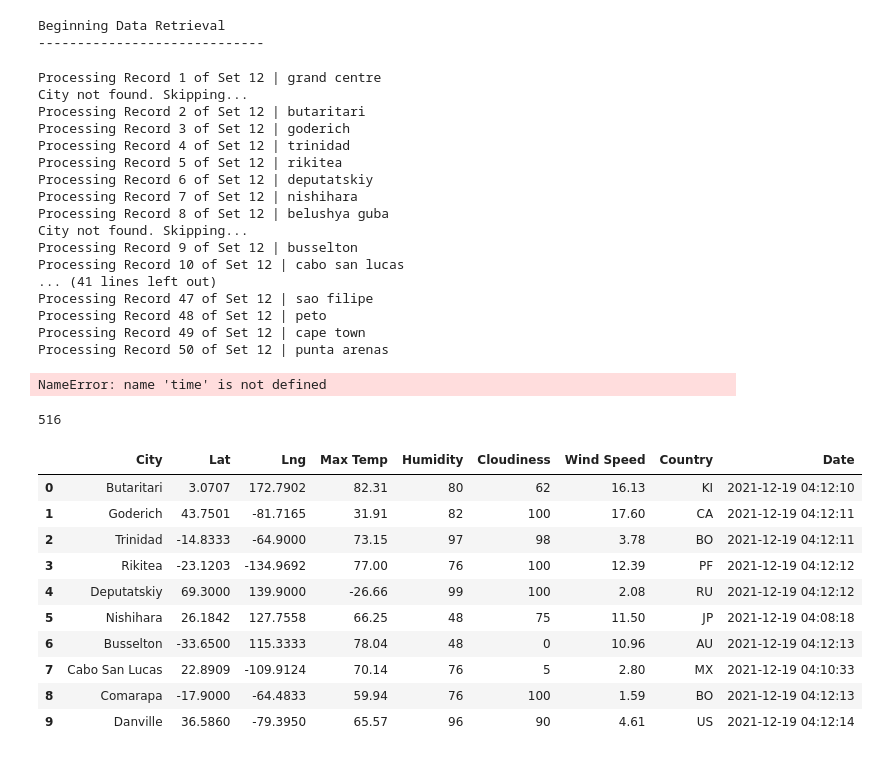
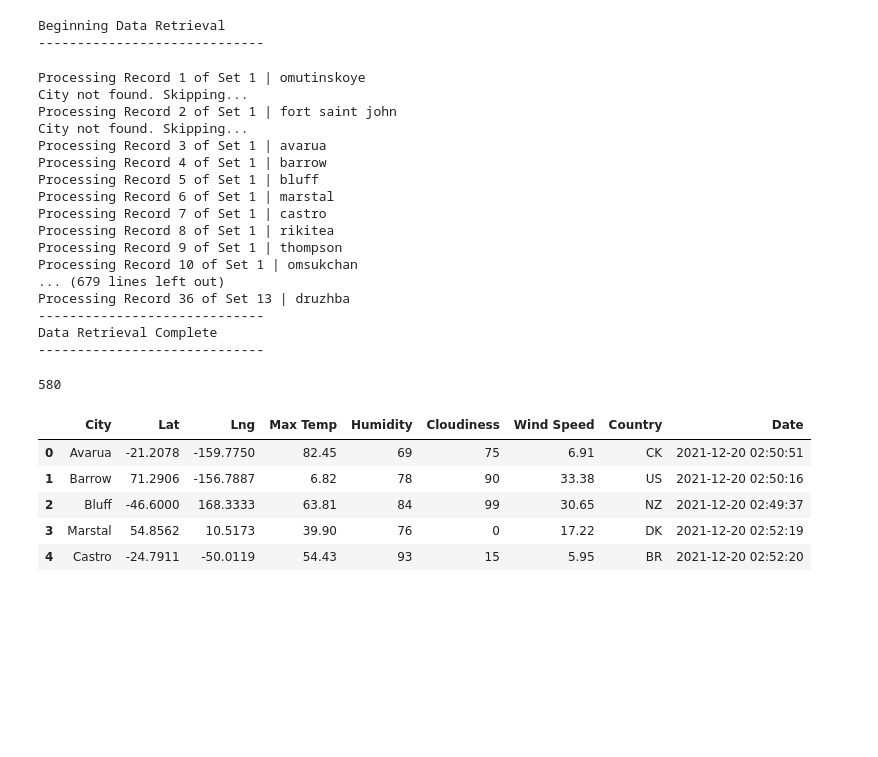
Before and after one commit to ivn-m/world_weather_analysis, a Jupyter notebook: WeatherPy.ipynb, the cells around one changed output. Cells and saved outputs as stored; diff of their text form; code cells hidden in the pictures; blank space fills up the shorter version.

Commit message:
Updating WeatherPy

```diff
--- a/WeatherPy.ipynb
+++ b/WeatherPy.ipynb
@@ -46,15 +82,15 @@ print(url)
 # %% [output]
 http://api.openweathermap.org/data/2.5/weather?units=Imperial&APPID=8e613b12a1a4ccf4a379595ee587a136
 # %%
-# Create an endpoint URL for a city.
-city_url = url + "&q=" + "Boston"
+# # Create an endpoint URL for a city.
+# city_url = url + "&q=" + "Boston"
 
-# Make a 'get' request for the city weather
-city_weather = requests.get(city_url)
+# # Make a 'get' request for the city weather
+# city_weather = requests.get(city_url)
 
-# # Checking response
-# if city_weather.status_code == 200:
-#     print(f"City Weather found.")
-# else:
-#     print(f"City weather not found.")
+# # # Checking response
+# # if city_weather.status_code == 200:
+# #     print(f"City Weather found.")
+# # else:
+# #     print(f"City weather not found.")
 # %%
@@ -121,7 +135,7 @@ for i, city in enumerate(cities):
     if (i % 50 == 0 and i >= 50):
         set_count += 1
         record_count = 1
-        time.sleep(60)
+        #time.sleep(60)
 
     # Create endpoint URL with each city.
     city_url = url + "&q=" + city.replace(" ","+")
@@ -166,44 +180,38 @@ print("-----------------------------")
 print("Data Retrieval Complete      ")
 print("-----------------------------")
 # %% [output]
-Processing Record 1 of Set 12 | grand centre
+Processing Record 1 of Set 1 | omutinskoye
 City not found. Skipping...
-Processing Record 2 of Set 12 | butaritari
-Processing Record 3 of Set 12 | goderich
-Processing Record 4 of Set 12 | trinidad
-Processing Record 5 of Set 12 | rikitea
-Processing Record 6 of Set 12 | deputatskiy
-Processing Record 7 of Set 12 | nishihara
-Processing Record 8 of Set 12 | belushya guba
+Processing Record 2 of Set 1 | fort saint john
 City not found. Skipping...
-Processing Record 9 of Set 12 | busselton
-Processing Record 10 of Set 12 | cabo san lucas
-... (41 lines left out)
-Processing Record 47 of Set 12 | sao filipe
-Processing Record 48 of Set 12 | peto
-Processing Record 49 of Set 12 | cape town
-Processing Record 50 of Set 12 | punta arenas
+Processing Record 3 of Set 1 | avarua
+Processing Record 4 of Set 1 | barrow
+Processing Record 5 of Set 1 | bluff
+Processing Record 6 of Set 1 | marstal
+Processing Record 7 of Set 1 | castro
+Processing Record 8 of Set 1 | rikitea
+Processing Record 9 of Set 1 | thompson
+Processing Record 10 of Set 1 | omsukchan
+... (679 lines left out)
+Processing Record 36 of Set 13 | druzhba
+-----------------------------
+Data Retrieval Complete
+-----------------------------
-NameError: name 'time' is not defined
 # %%
-#len(city_data)
+len(city_data)
 # %% [output]
-516
+580
 # %%
 # Convert the array of dictionaries to a Pandas DataFrame.
 city_data_df = pd.DataFrame(city_data)
-city_data_df.head(10)
+city_data_df.head()
 # %% [output]
 |  | City | Lat | Lng | Max Temp | Humidity | Cloudiness | Wind Speed | Country | Date |
-| 0 | Butaritari | 3.0707 | 172.7902 | 82.31 | 80 | 62 | 16.13 | KI | 2021-12-19 04:12:10 |
-| 1 | Goderich | 43.7501 | -81.7165 | 31.91 | 82 | 100 | 17.60 | CA | 2021-12-19 04:12:11 |
-| 2 | Trinidad | -14.8333 | -64.9000 | 73.15 | 97 | 98 | 3.78 | BO | 2021-12-19 04:12:11 |
-| 3 | Rikitea | -23.1203 | -134.9692 | 77.00 | 76 | 100 | 12.39 | PF | 2021-12-19 04:12:12 |
-| 4 | Deputatskiy | 69.3000 | 139.9000 | -26.66 | 99 | 100 | 2.08 | RU | 2021-12-19 04:12:12 |
-| 5 | Nishihara | 26.1842 | 127.7558 | 66.25 | 48 | 75 | 11.50 | JP | 2021-12-19 04:08:18 |
-| 6 | Busselton | -33.6500 | 115.3333 | 78.04 | 48 | 0 | 10.96 | AU | 2021-12-19 04:12:13 |
-| 7 | Cabo San Lucas | 22.8909 | -109.9124 | 70.14 | 76 | 5 | 2.80 | MX | 2021-12-19 04:10:33 |
-| 8 | Comarapa | -17.9000 | -64.4833 | 59.94 | 76 | 100 | 1.59 | BO | 2021-12-19 04:12:13 |
-| 9 | Danville | 36.5860 | -79.3950 | 65.57 | 96 | 90 | 4.61 | US | 2021-12-19 04:12:14 |
+| 0 | Avarua | -21.2078 | -159.7750 | 82.45 | 69 | 75 | 6.91 | CK | 2021-12-20 02:50:51 |
+| 1 | Barrow | 71.2906 | -156.7887 | 6.82 | 78 | 90 | 33.38 | US | 2021-12-20 02:50:16 |
+| 2 | Bluff | -46.6000 | 168.3333 | 63.81 | 84 | 99 | 30.65 | NZ | 2021-12-20 02:49:37 |
+| 3 | Marstal | 54.8562 | 10.5173 | 39.90 | 76 | 0 | 17.22 | DK | 2021-12-20 02:52:19 |
+| 4 | Castro | -24.7911 | -50.0119 | 54.43 | 93 | 15 | 5.95 | BR | 2021-12-20 02:52:20 |
 # %%
 # Re-ordering columns
 new_column_order = ["City","Country","Date","Lat","Lng","Max Temp", "Humidity","Cloudiness","Wind Speed"]
```
Also changed, not shown: parts of 9 cells of this notebook, 2 other files.
